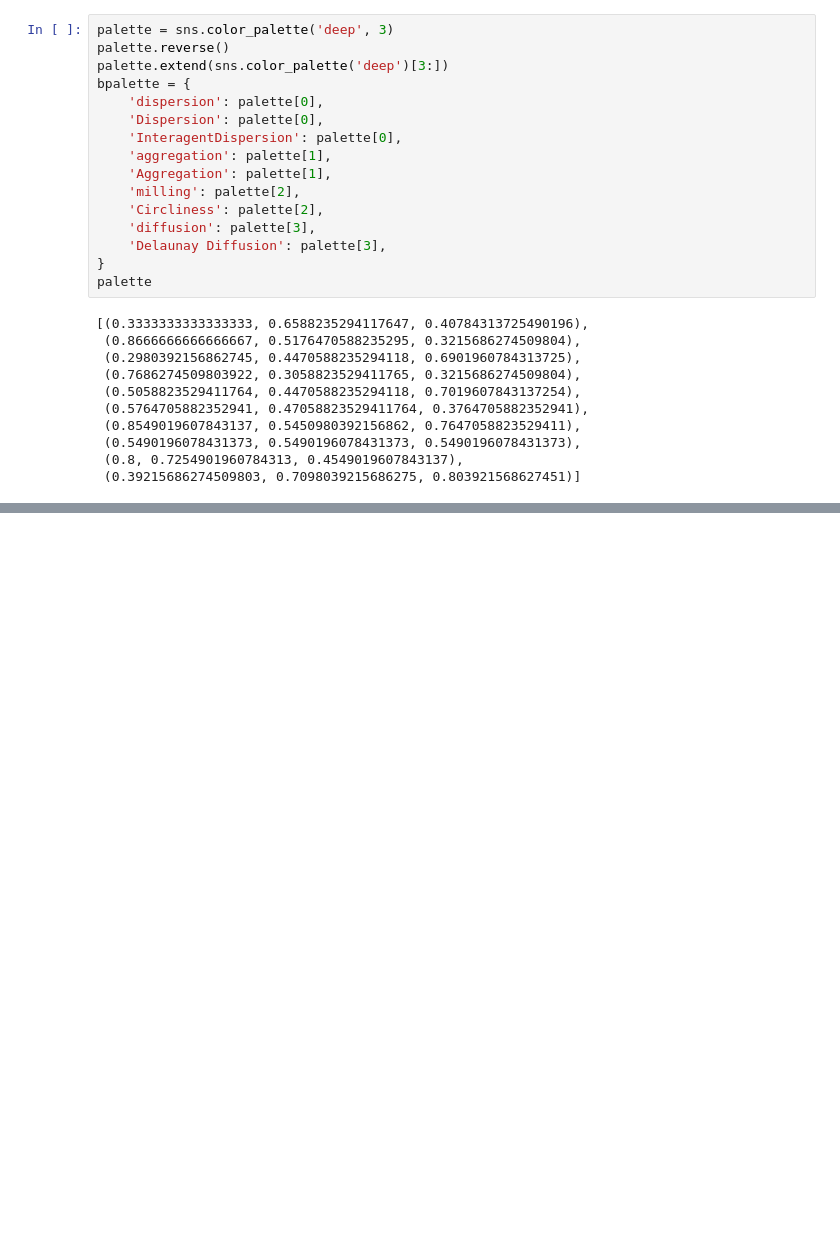
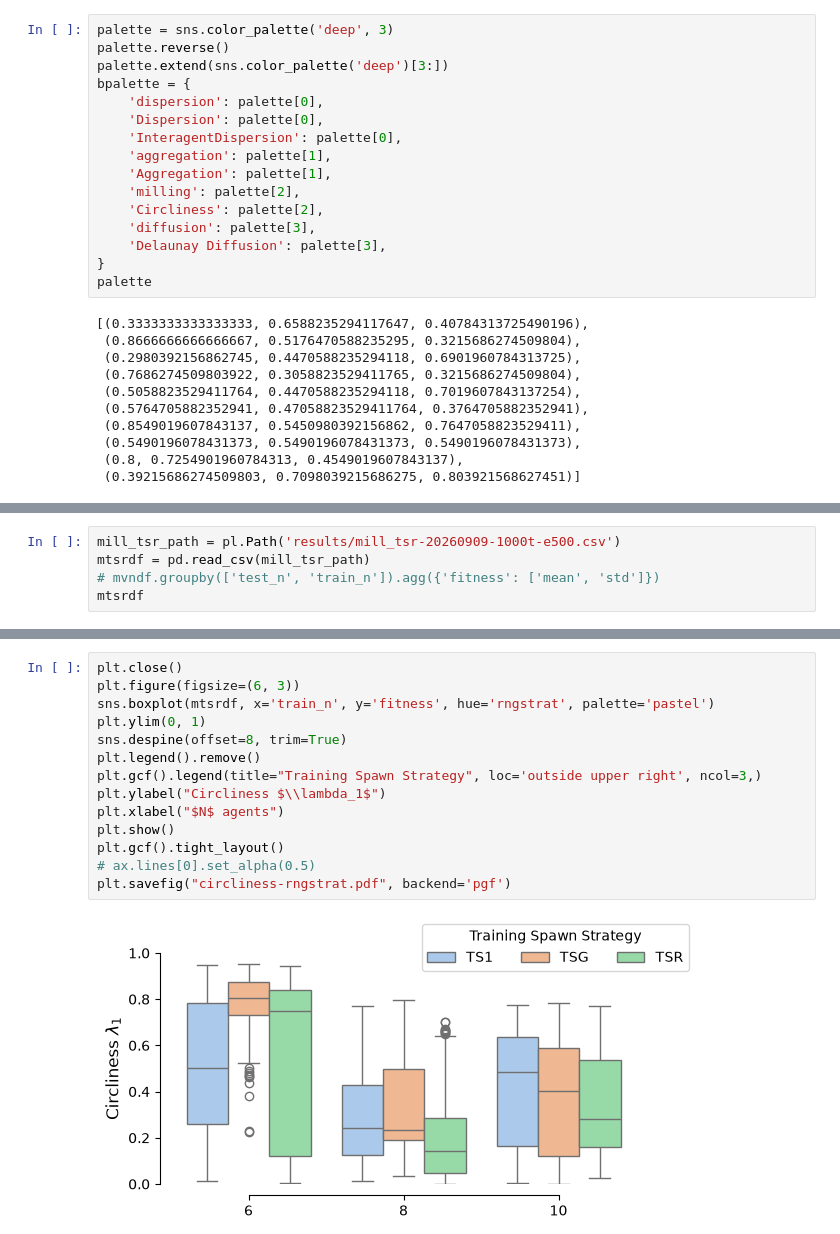
Before and after one commit to kenblu24/neuroswarm, a Jupyter notebook: plots_2026.ipynb, the cells around one changed output, grey strips where cells are left out. Drawn from its saved outputs; the diff is of its cells as text; blank space fills up the shorter version.

```diff
--- a/plots_2026.ipynb
+++ b/plots_2026.ipynb
@@ -806,0 +281,5 @@ plt.show()
+# %%
+mill_tsr_path = pl.Path('results/mill_tsr-20260909-1000t-e500.csv')
+mtsrdf = pd.read_csv(mill_tsr_path)
+# mvndf.groupby(['test_n', 'train_n']).agg({'fitness': ['mean', 'std']})
+mtsrdf
@@ -806,0 +300,16 @@ plt.show()
+# %%
+plt.close()
+plt.figure(figsize=(6, 3))
+sns.boxplot(mtsrdf, x='train_n', y='fitness', hue='rngstrat', palette='pastel')
+plt.ylim(0, 1)
+sns.despine(offset=8, trim=True)
+plt.legend().remove()
+plt.gcf().legend(title="Training Spawn Strategy", loc='outside upper right', ncol=3,)
+plt.ylabel("Circliness $\\lambda_1$")
+plt.xlabel("$N$ agents")
+plt.show()
+plt.gcf().tight_layout()
+# ax.lines[0].set_alpha(0.5)
+plt.savefig("circliness-rngstrat.pdf", backend='pgf')
+# %% [output]
+[figure, added]
```
Also changed, not shown: parts of 35 cells of this notebook, 4 other files.
